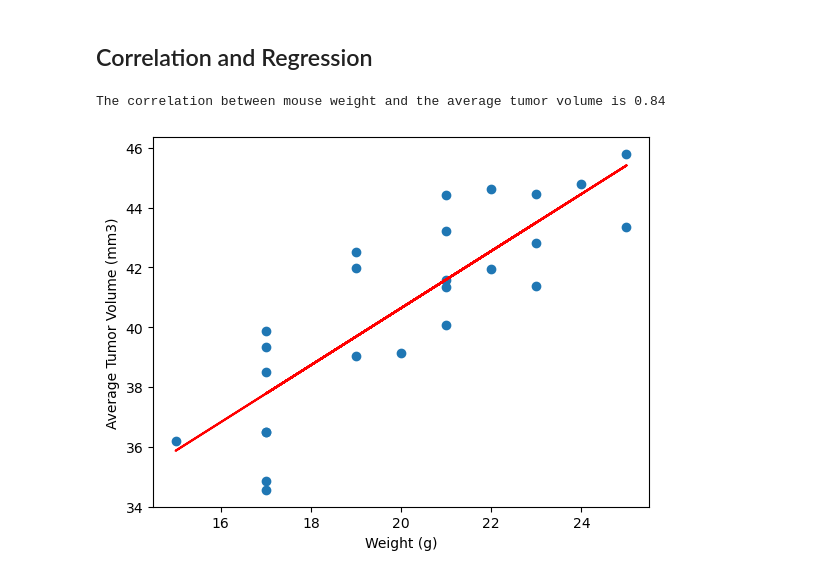
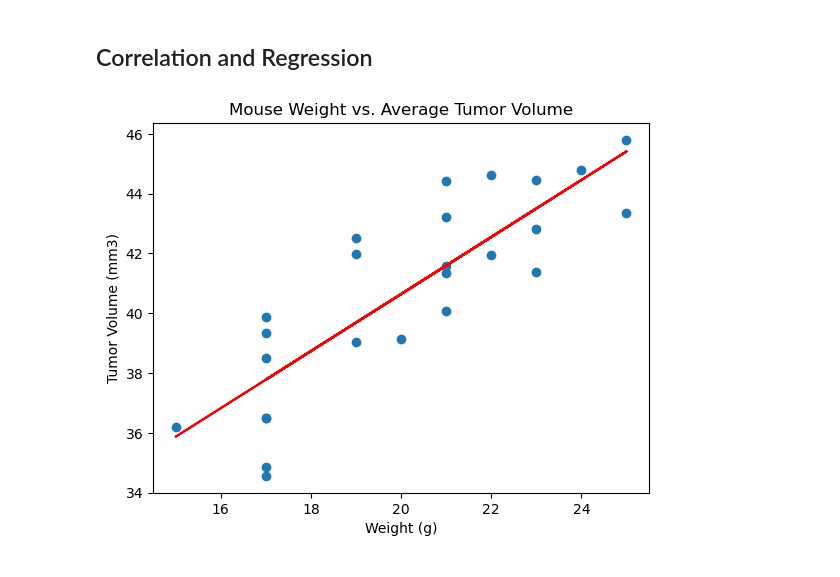
Before and after one commit to dparcon/datavis-challenge, a Jupyter notebook: Pymaceuticals/Module5_code.ipynb, the cells around one changed output. Cells and saved outputs as stored; diff of their text form; code cells hidden in the pictures.

```diff
--- a/Pymaceuticals/Module5_code.ipynb
+++ b/Pymaceuticals/Module5_code.ipynb
@@ -280,10 +280,14 @@ plt.show
 <function matplotlib.pyplot.show(close=None, block=None)>
 [figure]
 # %%
-# Generate a scatter plot of mouse weight vs. the average observed tumor volume for the entire Capomulin regimen
 capomulin_data = mouse_clean[mouse_clean['Drug Regimen'] == 'Capomulin']
-avg_capo_vol = capomulin_data.groupby(['Mouse ID']).mean()
-plt.scatter(avg_capo_vol['Weight (g)'], avg_capo_vol['Tumor Volume (mm3)'])
+capomulin_data = capomulin_data.groupby(['Mouse ID'])
+capo_tumor_v = capomulin_data['Tumor Volume (mm3)'].mean()
+capo_weight = capomulin_data['Weight (g)'].mean()
+capo_df = pd.DataFrame({'Weight (g)':capo_weight, 'Tumor Volume (mm3)':capo_tumor_v})
+x_values = capo_df['Weight (g)']
+y_values =capo_df['Tumor Volume (mm3)']
+plt.scatter(x_values, y_values)
 plt.title('Mouse Weight vs. Average Tumor Volume')
 plt.ylabel('Tumor Volume (mm3)')
 plt.xlabel('Weight (g)')
@@ -295,6 +300,15 @@ TypeError: agg function failed [how->mean,dtype->object]
 # %%
 # Calculate the correlation coefficient and a linear regression model
 # for mouse weight and average observed tumor volume for the entire Capomulin regimen
+(slope, intercept, rvalue, pvalue, stderr) = st.linregress(x_values, y_values)
+regression_values = x_values * slope + intercept
+
+plt.scatter(x_values, y_values)
+plt.title('Mouse Weight vs. Average Tumor Volume')
+plt.ylabel('Tumor Volume (mm3)')
+plt.xlabel('Weight (g)')
+
+plt.plot(x_values,regression_values, 'r-')
+plt.show()
 # %% [output]
-The correlation between mouse weight and the average tumor volume is 0.84
-[figure, old version]
+[figure, new version]
```
Also changed, not shown: parts of 1 cell of this notebook.
